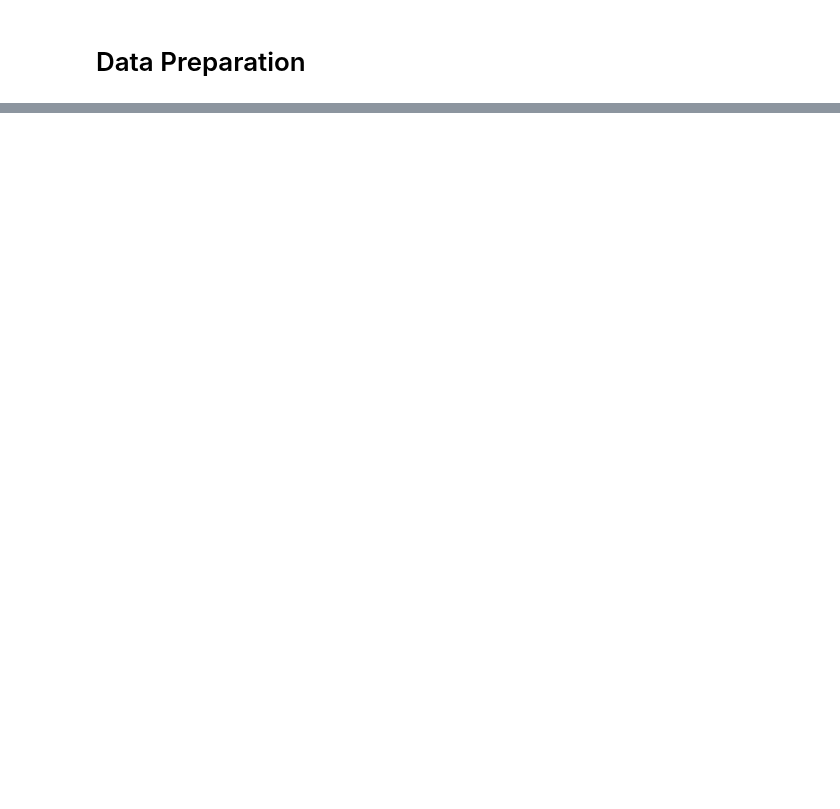
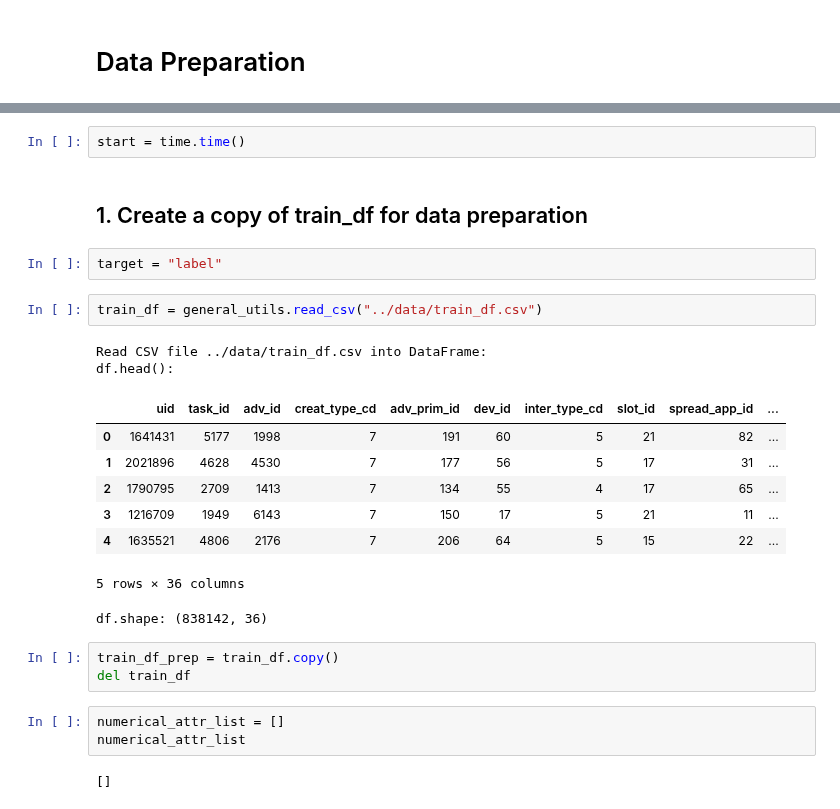
Before and after one commit to LiyangSong/Advertisement-CTR-Prediction, a Jupyter notebook: jupyter/data_prepare.ipynb, the cells around one changed output, grey strips where cells are left out. Cells and saved outputs as stored; diff of their text form; blank space fills up the shorter version.

```diff
--- a/jupyter/data_prepare.ipynb
+++ b/jupyter/data_prepare.ipynb
@@ -2,0 +15,27 @@
+# %%
+start = time.time()
+# %% [markdown]
+## 1. Create a copy of train_df for data preparation
+# %%
+target = "label"
+# %%
+train_df = general_utils.read_csv("../data/train_df.csv")
+# %% [output]
+Read CSV file ../data/train_df.csv into DataFrame:
+df.head():
+|  | uid | task_id | adv_id | creat_type_cd | adv_prim_id | dev_id | inter_type_cd | slot_id | spread_app_id | ... |
+| 0 | 1641431 | 5177 | 1998 | 7 | 191 | 60 | 5 | 21 | 82 | ... |
+| 1 | 2021896 | 4628 | 4530 | 7 | 177 | 56 | 5 | 17 | 31 | ... |
+| 2 | 1790795 | 2709 | 1413 | 7 | 134 | 55 | 4 | 17 | 65 | ... |
+| 3 | 1216709 | 1949 | 6143 | 7 | 150 | 17 | 5 | 21 | 11 | ... |
+| 4 | 1635521 | 4806 | 2176 | 7 | 206 | 64 | 5 | 15 | 22 | ... |
+5 rows × 36 columns
+df.shape: (838142, 36)
+# %%
+train_df_prep = train_df.copy()
+del train_df
+# %%
+numerical_attr_list = []
+numerical_attr_list
+# %% [output]
+[]
```
Also changed, not shown: parts of 30 cells of this notebook, 1 other file.
